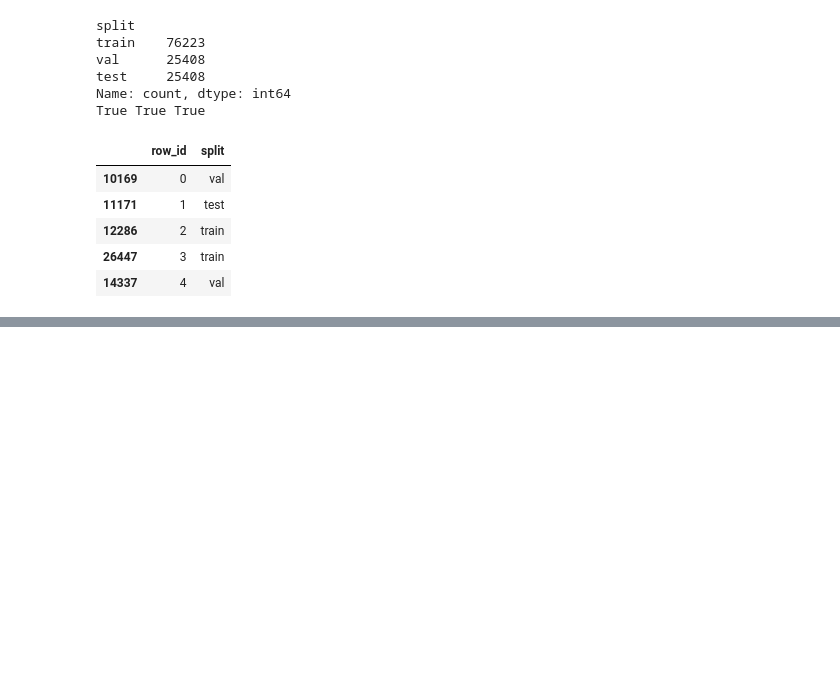
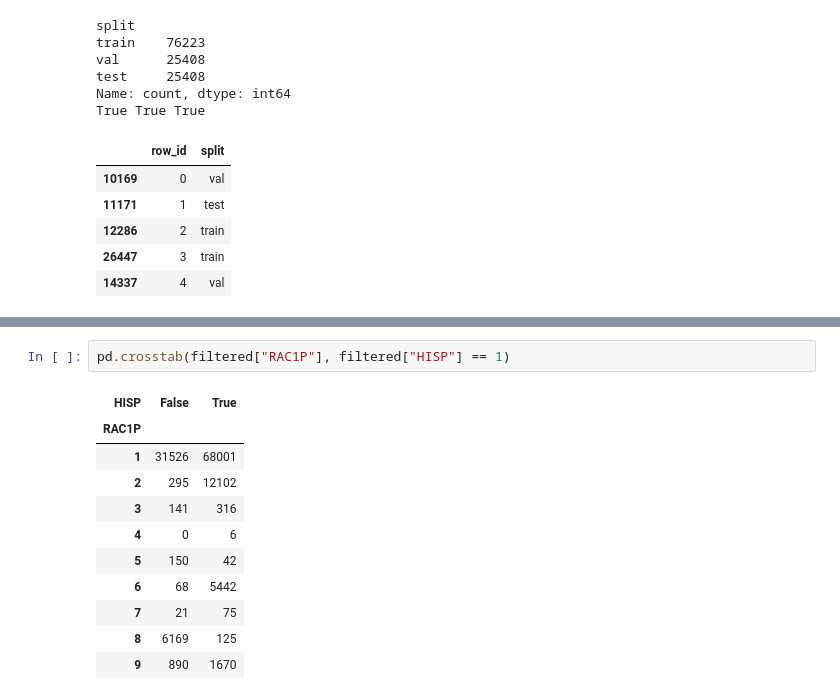
Before and after one commit to Hnhy1806/fairness-over-time, a Jupyter notebook: notebooks/01_baseline.ipynb, the cells around one changed output, grey strips where cells are left out. Cells and saved outputs as stored; diff of their text form; blank space fills up the shorter version.

```diff
--- a/notebooks/01_baseline.ipynb
+++ b/notebooks/01_baseline.ipynb
@@ -230,0 +257,14 @@ True True True
+# %%
+pd.crosstab(filtered["RAC1P"], filtered["HISP"] == 1)
+# %% [output]
+| HISP | False | True |
+| RAC1P |  |  |
+| 1 | 31526 | 68001 |
+| 2 | 295 | 12102 |
+| 3 | 141 | 316 |
+| 4 | 0 | 6 |
+| 5 | 150 | 42 |
+| 6 | 68 | 5442 |
+| 7 | 21 | 75 |
+| 8 | 6169 | 125 |
+| 9 | 890 | 1670 |
```
Also changed, not shown: parts of 18 cells of this notebook, 2 other files.
